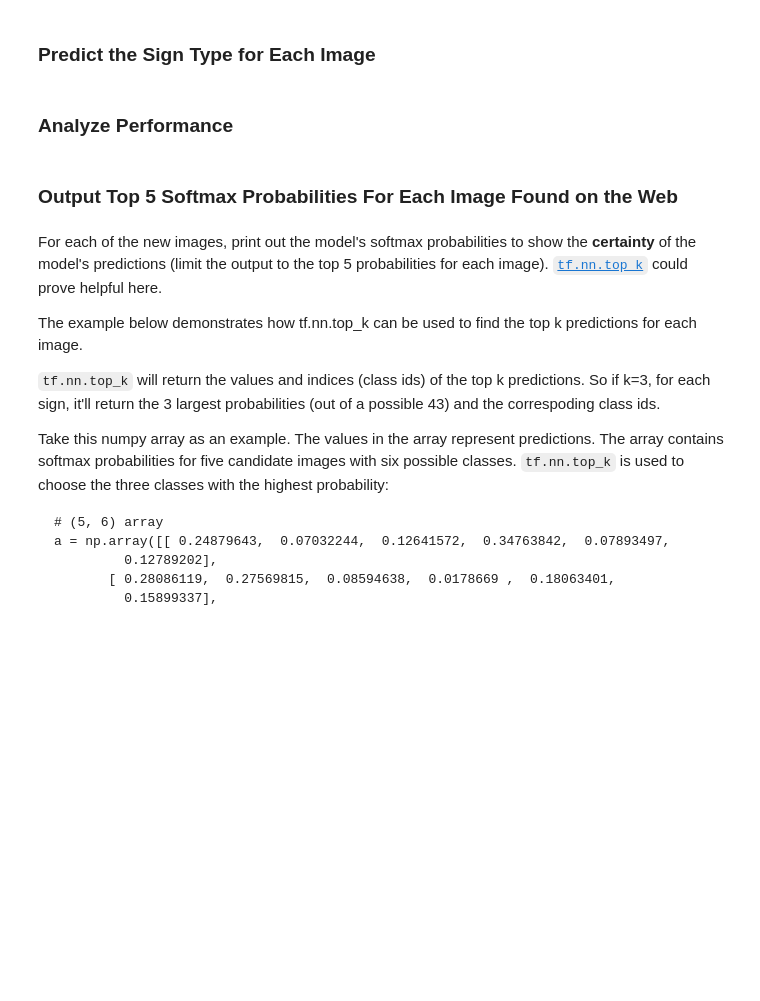
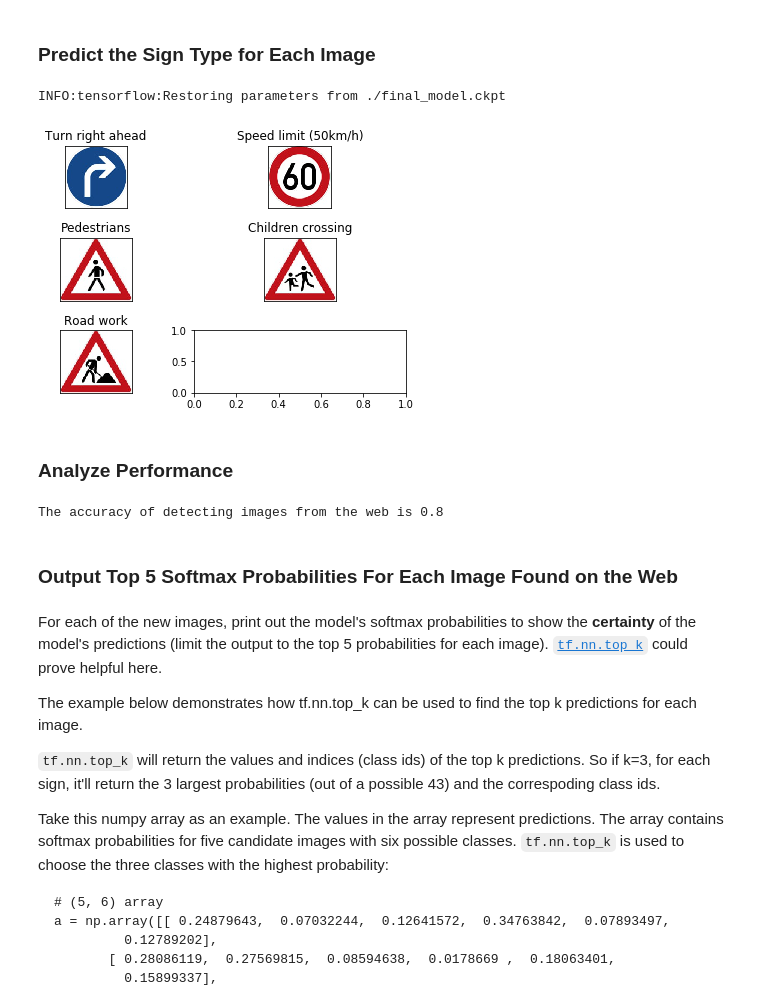
Before and after one commit to AmrShebl/CarND-Traffic-Sign-Classifier-Project, a Jupyter notebook: Traffic_Sign_Classifier.ipynb, the cells around one changed output. Cells and saved outputs as stored; diff of their text form; code cells hidden in the pictures; blank space fills up the shorter version.

```diff
--- a/Traffic_Sign_Classifier.ipynb
+++ b/Traffic_Sign_Classifier.ipynb
@@ -188,8 +332,41 @@ You may find `signnames.csv` useful as it contains mappings from the class id (i
+# %%
+### Run the predictions here and use the model to output the prediction for each image.
+### Make sure to pre-process the images with the same pre-processing pipeline used earlier.
+### Feel free to use as many code cells as needed.
+test_images = input_images[:]
+for i in range(len(test_images)):
+    test_images[i]= PIL2array(test_images[i].resize((32,32),pilImage.ANTIALIAS))
+test_images=np.array(test_images)
+test_images=rgb2gray(test_images)
+test_images=test_images-128/128
+with tf.Session() as sess:
+    saver.restore(sess, model_file)
+    final_output = sess.run(selected_class, feed_dict={x: test_images, keep_prob: 1})
+import csv
+with open('signnames.csv') as csvfile:
+    reader=csv.DictReader(csvfile)
+    signNames={int(row['ClassId']):row['SignName'] for row in reader}
+f, plots = plt.subplots(len(input_images)//2+1,2)
+for i, image in enumerate(input_images):
+    plots[i//2][i%2].imshow(image)
+    plots[i//2][i%2].set_title(signNames[final_output[i]])
+    plots[i//2][i%2].set_xticks([], [])
+    plots[i//2][i%2].set_yticks([], [])
+plt.tight_layout(pad=0.4, w_pad=0.5, h_pad=1.0)
+plt.show()
+# %% [output]
+INFO:tensorflow:Restoring parameters from ./final_model.ckpt
+[figure, added]
 # %% [markdown]
 ### Analyze Performance
 # %%
 ### Calculate the accuracy for these 5 new images.
 ### For example, if the model predicted 1 out of 5 signs correctly, it's 20% accurate on these new images.
+final_output=np.array(final_output)
+final_test_accuracy = np.average(final_output==correct_estimates)
+print("The accuracy of detecting images from the web is {}".format(final_test_accuracy))
+# %% [output]
+The accuracy of detecting images from the web is 0.8
 # %% [markdown]
 ### Output Top 5 Softmax Probabilities For Each Image Found on the Web
 # %% [markdown]
```
Also changed, not shown: parts of 10 cells of this notebook, 11 other files.
